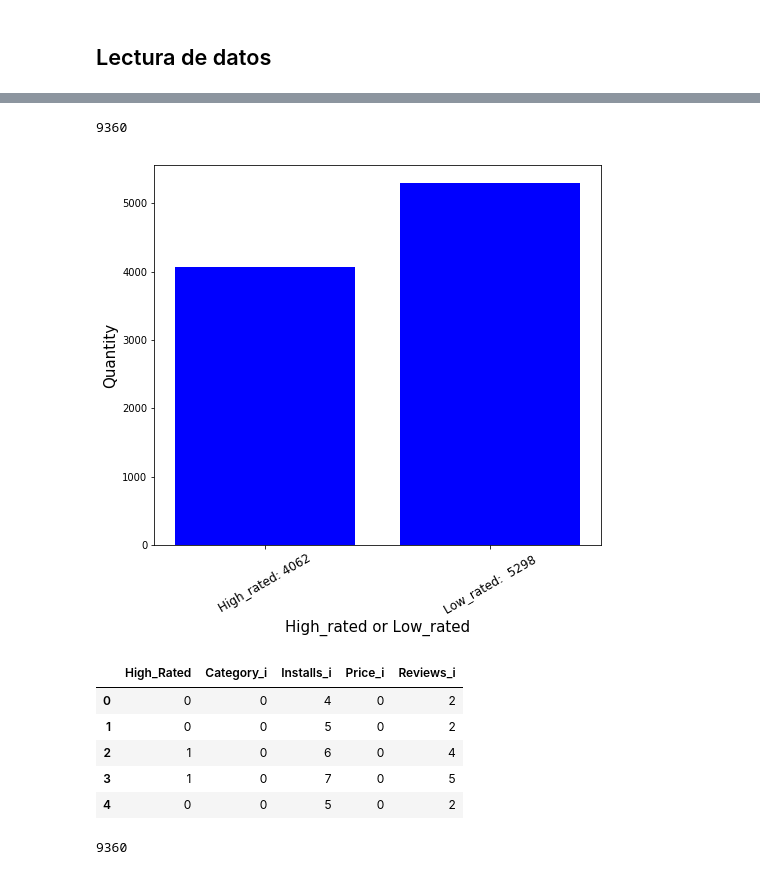
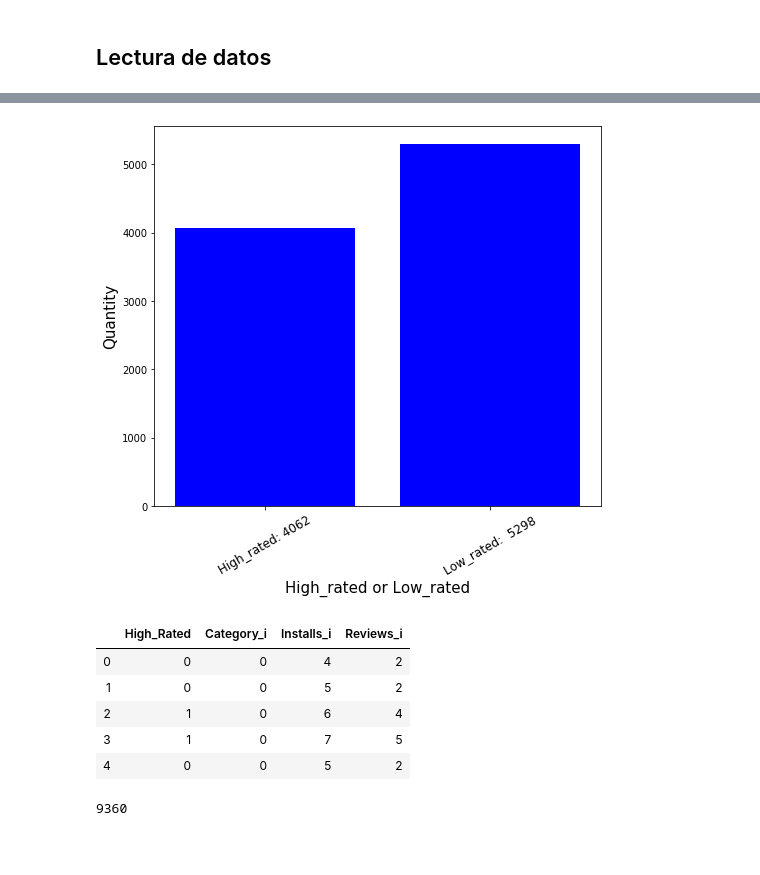
Before and after one commit to Filinouns/AAMD, a Jupyter notebook: PF/Finalisima.ipynb, the cells around one changed output, grey strips where cells are left out. Drawn from its saved outputs; the diff is of its cells as text; code cells hidden in the pictures; blank space fills up the shorter version.

```diff
--- a/PF/Finalisima.ipynb
+++ b/PF/Finalisima.ipynb
@@ -103,6 +180,18 @@ def review_trans(rev):
         return (float(rev))
 
 #----------------------------------------
+
+#----------------------------------------
+#Transformacion del tamaño del nombre
+def name_size_trans(name):
+    nameS = len(name)
+    if nameS < 7:
+        return 0
+    if nameS < 15:
+        return 1
+    return 2
+
+#----------------------------------------
 def transform_data(data):
     #Rellenando los vacios
     data.Size.fillna(method = 'ffill', inplace = True)
@@ -138,6 +227,8 @@ def transform_data(data):
         RatingDict[RatingL[i]] = i
     data["Content Rating"] = data["Content Rating"].map(RatingDict).astype(int)
 
+    data["NameSize_i"]= data["App"].map(name_size_trans).astype(int)
+
     #Free/No free
     data["Type"] = data["Type"].map(type_trans)
 
@@ -254,6 +350,5 @@ drawCompareGraphic('Installs_i', 'Comparison Category Shapes', ('1-10' '10-100'
 # %%
 #Representamos la cantidad de muestras de ejmplo que son high_rated o low_rated a nivel gloval
-print(len(d))
 highRated = []
 lowRated = []
 
@@ -274,19 +369,18 @@ plt.xticks(index, xBars, fontsize=12, rotation=30)
 plt.savefig('High_rated and Low_rated.png')
 #Mayor número de muestras comestibles que venenosas, como se puede observar en la gráfica
 # %% [output]
-9360
-[figure, old version]
+[figure, new version]
 # %%
-d.drop(labels = ['Category', 'Reviews', 'Size', 'Installs', 'Price'], axis = 1, inplace = True)
+d.drop(labels = ['Price_i','NameSize_i','Category', 'Reviews', 'Size', 'Installs', 'Price'], axis = 1, inplace = True)
 
 d.head()
 # %% [output]
-|  | High_Rated | Category_i | Installs_i | Price_i | Reviews_i |
-| 0 | 0 | 0 | 4 | 0 | 2 |
-| 1 | 0 | 0 | 5 | 0 | 2 |
-| 2 | 1 | 0 | 6 | 0 | 4 |
-| 3 | 1 | 0 | 7 | 0 | 5 |
-| 4 | 0 | 0 | 5 | 0 | 2 |
+|  | High_Rated | Category_i | Installs_i | Reviews_i |
+| 0 | 0 | 0 | 4 | 2 |
+| 1 | 0 | 0 | 5 | 2 |
+| 2 | 1 | 0 | 6 | 4 |
+| 3 | 1 | 0 | 7 | 5 |
+| 4 | 0 | 0 | 5 | 2 |
 # %%
 labelEncode = preprocessing.LabelEncoder()
 
```
Also changed, not shown: parts of 15 cells of this notebook, 6 other files.
